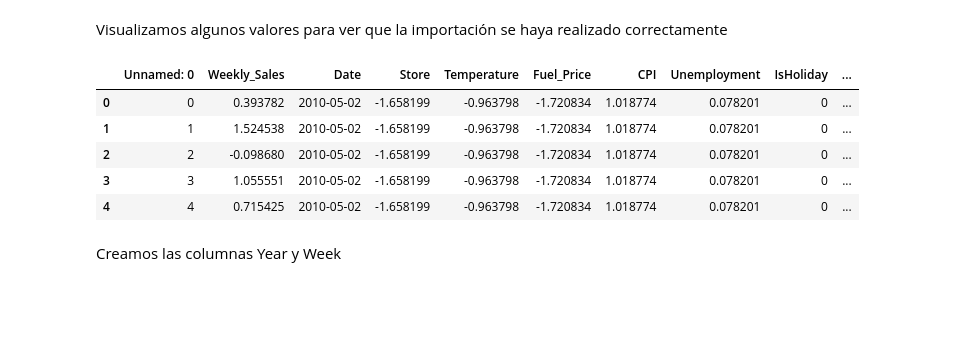
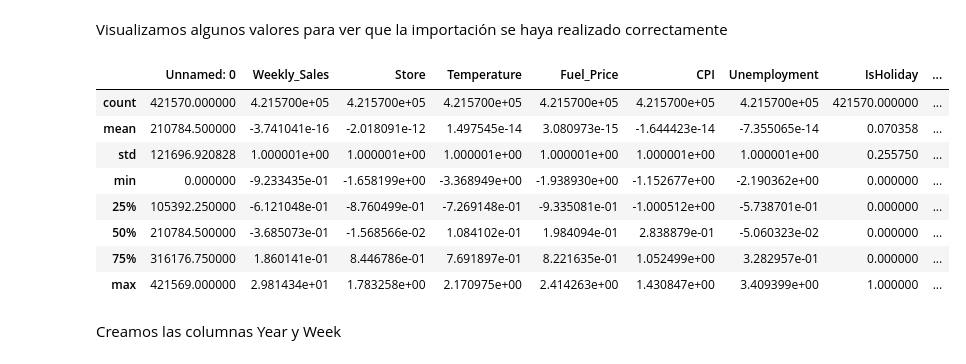
Before and after one commit to dbourdin/diplodatos-mentorias, a Jupyter notebook: AprendizajeSupervisado/retail_data_analytics.ipynb, the cells around one changed output. Saved outputs shown, nothing was run; the diff lists cells and outputs as text; code cells hidden in the pictures; blank space fills up the shorter version.

```diff
--- a/AprendizajeSupervisado/retail_data_analytics.ipynb
+++ b/AprendizajeSupervisado/retail_data_analytics.ipynb
@@ -138,12 +139,15 @@ DATASET_PATH = os.path.join(CURRENT_DIR, '../datasets')
 sales_features = pd.read_csv(os.path.join(DATASET_PATH, 'sales_features.csv'), parse_dates=['Date'])
 # %% [markdown]
 Visualizamos algunos valores para ver que la importación se haya realizado correctamente
-# %%
-sales_features.head(5)
-# %% [output]
-|  | Unnamed: 0 | Weekly_Sales | Date | Store | Temperature | Fuel_Price | CPI | Unemployment | IsHoliday | ... |
-| 0 | 0 | 0.393782 | 2010-05-02 | -1.658199 | -0.963798 | -1.720834 | 1.018774 | 0.078201 | 0 | ... |
-| 1 | 1 | 1.524538 | 2010-05-02 | -1.658199 | -0.963798 | -1.720834 | 1.018774 | 0.078201 | 0 | ... |
-| 2 | 2 | -0.098680 | 2010-05-02 | -1.658199 | -0.963798 | -1.720834 | 1.018774 | 0.078201 | 0 | ... |
-| 3 | 3 | 1.055551 | 2010-05-02 | -1.658199 | -0.963798 | -1.720834 | 1.018774 | 0.078201 | 0 | ... |
-| 4 | 4 | 0.715425 | 2010-05-02 | -1.658199 | -0.963798 | -1.720834 | 1.018774 | 0.078201 | 0 | ... |
+# %%
+sales_features.describe()
+# %% [output]
+|  | Unnamed: 0 | Weekly_Sales | Store | Temperature | Fuel_Price | CPI | Unemployment | IsHoliday | ... |
+| count | 421570.000000 | 4.215700e+05 | 4.215700e+05 | 4.215700e+05 | 4.215700e+05 | 4.215700e+05 | 4.215700e+05 | 421570.000000 | ... |
+| mean | 210784.500000 | -3.741041e-16 | -2.018091e-12 | 1.497545e-14 | 3.080973e-15 | -1.644423e-14 | -7.355065e-14 | 0.070358 | ... |
+| std | 121696.920828 | 1.000001e+00 | 1.000001e+00 | 1.000001e+00 | 1.000001e+00 | 1.000001e+00 | 1.000001e+00 | 0.255750 | ... |
+| min | 0.000000 | -9.233435e-01 | -1.658199e+00 | -3.368949e+00 | -1.938930e+00 | -1.152677e+00 | -2.190362e+00 | 0.000000 | ... |
+| 25% | 105392.250000 | -6.121048e-01 | -8.760499e-01 | -7.269148e-01 | -9.335081e-01 | -1.000512e+00 | -5.738701e-01 | 0.000000 | ... |
+| 50% | 210784.500000 | -3.685073e-01 | -1.568566e-02 | 1.084102e-01 | 1.984094e-01 | 2.838879e-01 | -5.060323e-02 | 0.000000 | ... |
+| 75% | 316176.750000 | 1.860141e-01 | 8.446786e-01 | 7.691897e-01 | 8.221635e-01 | 1.052499e+00 | 3.282957e-01 | 0.000000 | ... |
+| max | 421569.000000 | 2.981434e+01 | 1.783258e+00 | 2.170975e+00 | 2.414263e+00 | 1.430847e+00 | 3.409399e+00 | 1.000000 | ... |
```
Also changed, not shown: parts of 9 cells of this notebook.
